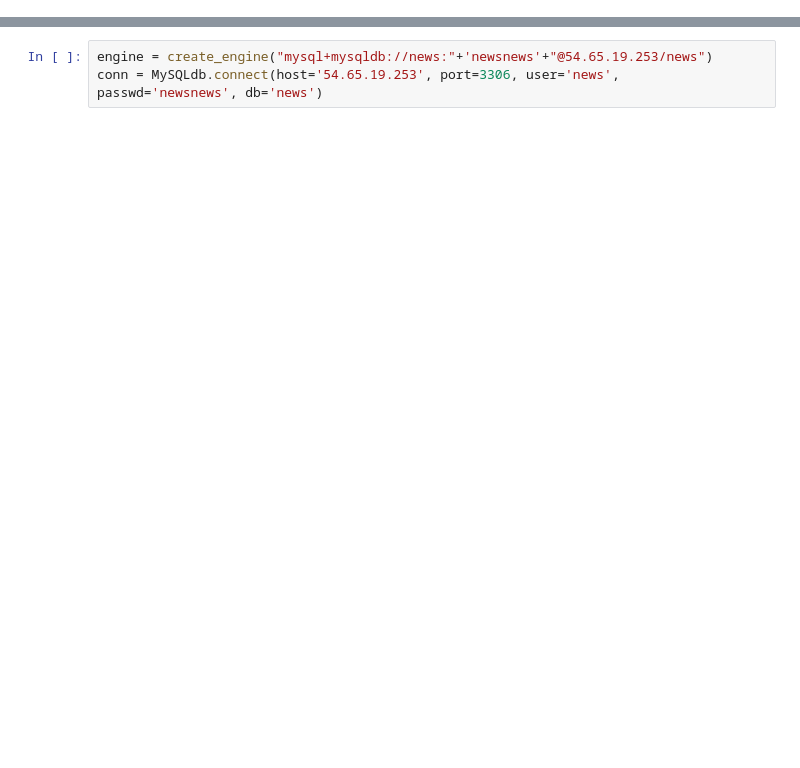
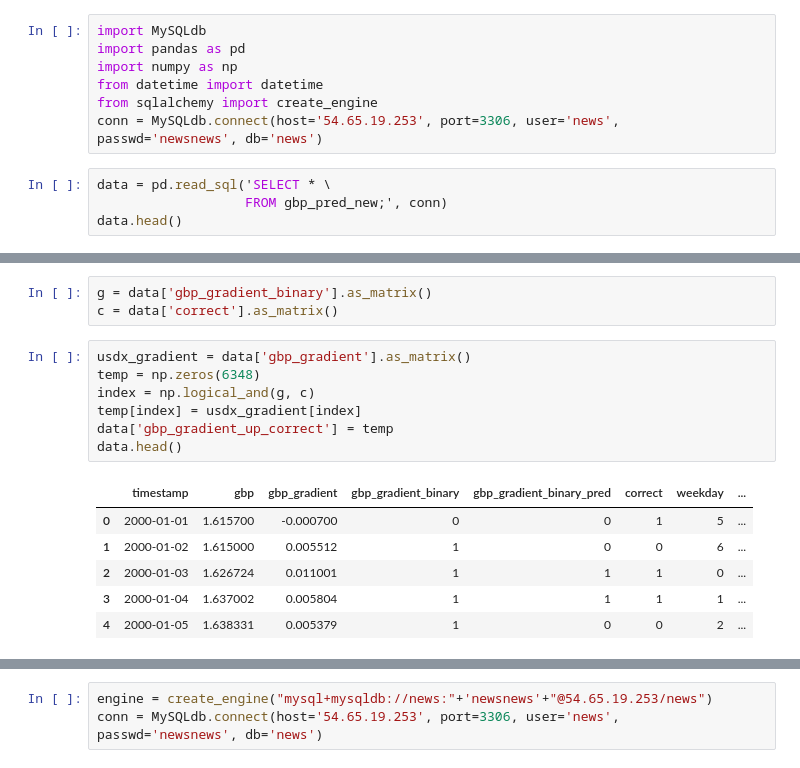
Before and after one commit to brian41005/BDA-project, a Jupyter notebook: gbp/upload.ipynb, the cells around one changed output, grey strips where cells are left out. Drawn from its saved outputs; the diff is of its cells as text; blank space fills up the shorter version.

```diff
--- a/gbp/upload.ipynb
+++ b/gbp/upload.ipynb
@@ -27,0 +1,11 @@ output.head()
+# %%
+import MySQLdb
+import pandas as pd
+import numpy as np
+from datetime import datetime
+from sqlalchemy import create_engine
+conn = MySQLdb.connect(host='54.65.19.253', port=3306, user='news', passwd='newsnews', db='news')
+# %%
+data = pd.read_sql('SELECT * \
+                   FROM gbp_pred_new;', conn)
+data.head()
@@ -27,0 +19,17 @@ output.head()
+# %%
+g = data['gbp_gradient_binary'].as_matrix()
+c = data['correct'].as_matrix()
+# %%
+usdx_gradient = data['gbp_gradient'].as_matrix()
+temp = np.zeros(6348)
+index = np.logical_and(g, c)
+temp[index] = usdx_gradient[index]
+data['gbp_gradient_up_correct'] = temp
+data.head()
+# %% [output]
+|  | timestamp | gbp | gbp_gradient | gbp_gradient_binary | gbp_gradient_binary_pred | correct | weekday | ... |
+| 0 | 2000-01-01 | 1.615700 | -0.000700 | 0 | 0 | 1 | 5 | ... |
+| 1 | 2000-01-02 | 1.615000 | 0.005512 | 1 | 0 | 0 | 6 | ... |
+| 2 | 2000-01-03 | 1.626724 | 0.011001 | 1 | 1 | 1 | 0 | ... |
+| 3 | 2000-01-04 | 1.637002 | 0.005804 | 1 | 1 | 1 | 1 | ... |
+| 4 | 2000-01-05 | 1.638331 | 0.005379 | 1 | 0 | 0 | 2 | ... |
```
Also changed, not shown: parts of 9 cells of this notebook, 4 other files.
